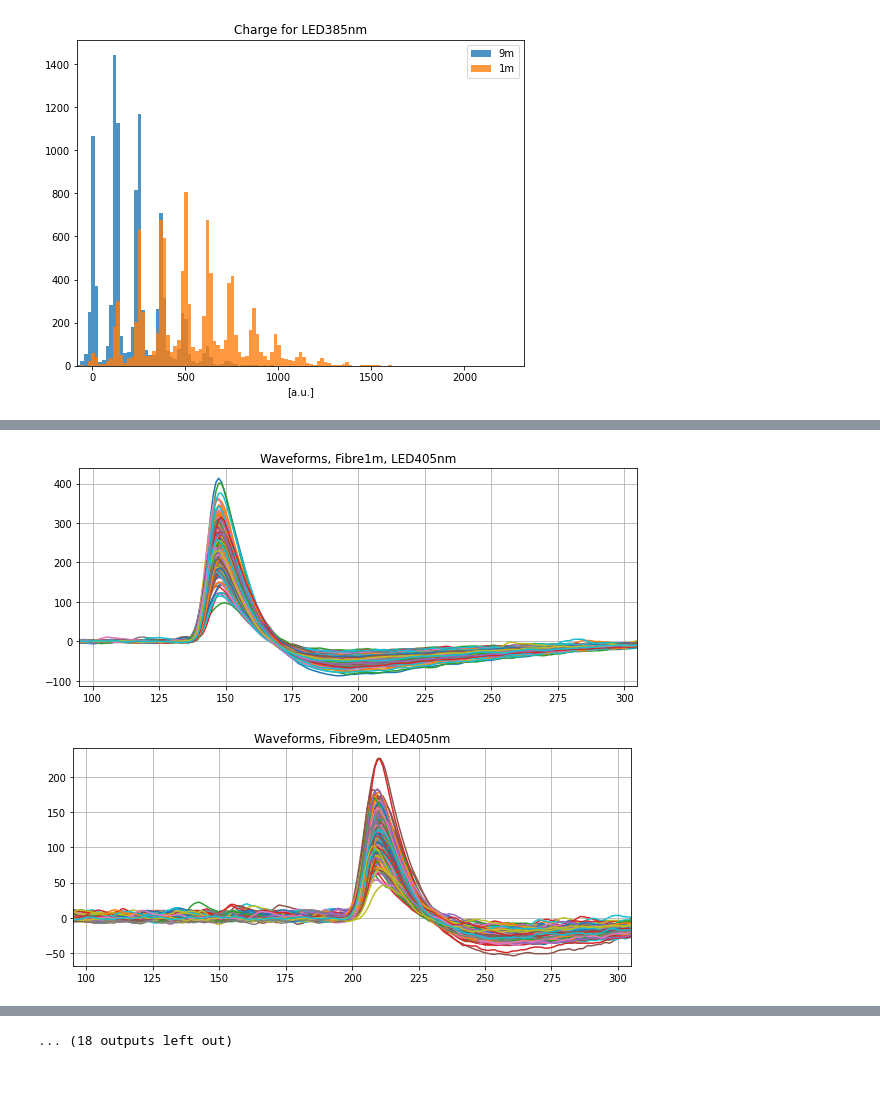
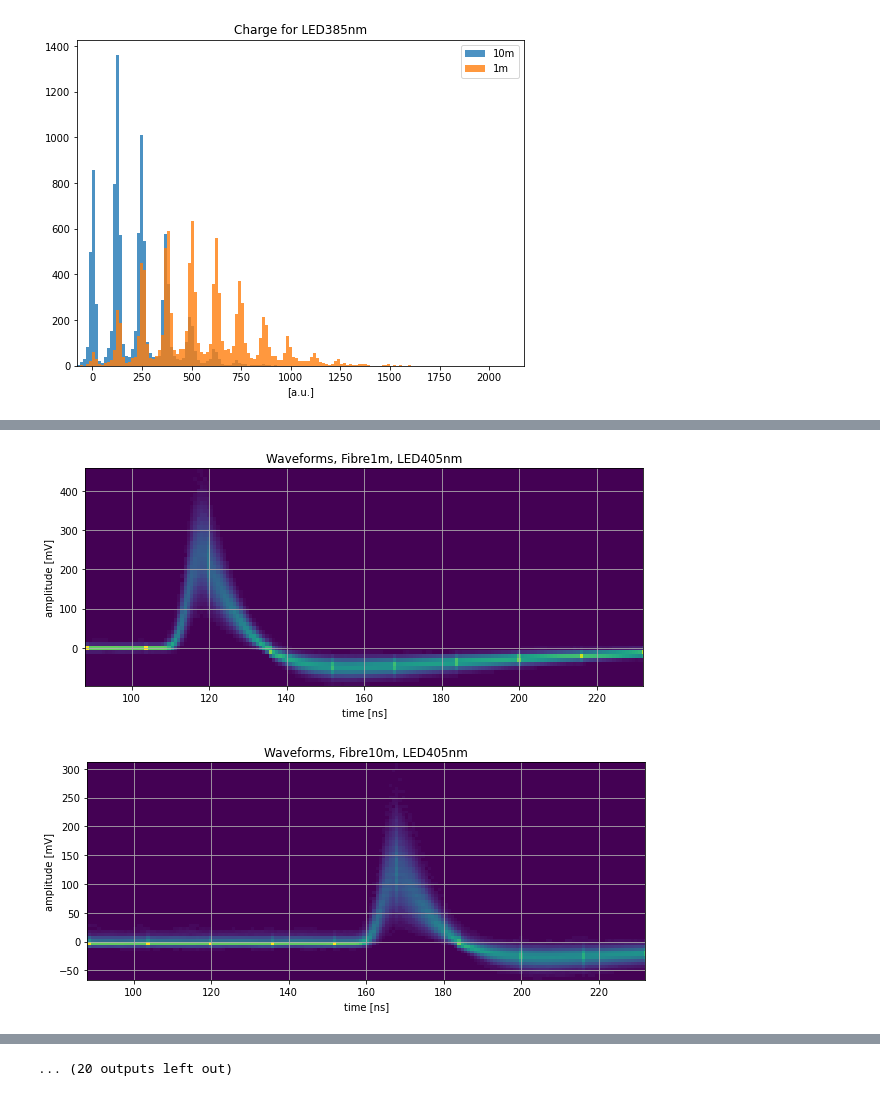
Before and after one commit to yfujii02/work4comet, a Jupyter notebook: JustVisualiseFibreData.ipynb, the cells around one changed output, grey strips where cells are left out. Cells and saved outputs as stored; diff of their text form; code cells hidden in the pictures.

```diff
--- a/JustVisualiseFibreData.ipynb
+++ b/JustVisualiseFibreData.ipynb
@@ -4,6 +4,7 @@ import scipy as scipy
 import scipy.stats as stats
 import pandas as pd
 import matplotlib.pyplot as plt
+import matplotlib.colors as mcolors
 import math
 import glob
 
@@ -21,7 +22,7 @@ dt = 0.8e-9
 freqThreshold = 0.25e8
 nave = 5 # for moving average
 #time = np.linspace(0.0,Samples*dt,Samples)
-time = np.linspace(0.0,Samples,Samples)
+time = np.linspace(0.0,Samples*0.8,Samples)
 fftT = np.linspace(0.0, 1.0/(2.0*dt), Samples//2)
 
 subDirs=['Sep03_LEDTests/test_hv42_','Sep11Tests/Sep11_hv42_']
@@ -29,8 +30,10 @@ length=[1,10]
 timeThre=[120,180]
 width=32
 sumRange=[[137,137+width],[196,196+width]]
-factor=16 #
-realLen=['1m','9m']
+factor=15 #
+realLen=['1m','10m']
+
+chargeLoss=np.array([])
 
 for iw in range(len(wlen)):
     height=[[],[]]
@@ -46,7 +49,8 @@ for iw in range(len(wlen)):
         #print(fileList)
         files = glob.glob(fileList)
         #print(files)
-
+        plotx=np.array([])
+        ploty=np.array([])
         if len(files)==0:
             print('No such file!')
             print(files[0])
@@ -59,20 +63,28 @@ for iw in range(len(wlen)):
             for j in range(int(len(wfs)/2)):
                 wf     = wfs[2*j,:]
                 wfFilt = running_mean(wf, nave)
-                if j%50==0:
-                    plt.plot(time,wfFilt)
+                plotx = np.append(plotx,time[100:300])
+                ploty = np.append(ploty,wfFilt[100:300])
 
                 height[il].append(wfFilt[timeThre[il]:timeThre[il]+50].max())
                 charge[il].append(wfFilt[sumRange[il][0]:sumRange[il][1]].sum())
+        ranges=([105*0.8,295*0.8],[ploty.min()-5.0,ploty.max()+5.0])
+        deltay=2.5
+        if abs(ploty.max()-ploty.min())>200: deltay=5.0
+        if abs(ploty.max()-ploty.min())>400: deltay=10.0
+        biny=int((ploty.max()-ploty.min())/deltay)
+        plt.hist2d(plotx,ploty,bins=[180,biny],range=ranges,norm=mcolors.PowerNorm(0.4))
         plt.title('Waveforms, Fibre'+realLen[il]+', LED'+str(wlen[iw])+'nm')
-        plt.xlim(95,305)
+        plt.xlim(110*0.8,290*0.8)
+        plt.xlabel('time [ns]')
+        plt.ylabel('amplitude [mV]')
         plt.grid()
         plt.show()
 
     plt.figure(figsize=(8,6))
     plt.title('Height for LED'+str(wlen[iw])+'nm')
-    plt.hist(height[1],bins=np.linspace(-10,590,500),alpha=0.8,label=realLen[1])
-    plt.hist(height[0],bins=np.linspace(-10,590,500),alpha=0.8,label=realLen[0])
+    plt.hist(height[1],bins=np.linspace(-10,590,600),alpha=0.8,label=realLen[1])
+    plt.hist(height[0],bins=np.linspace(-10,590,600),alpha=0.8,label=realLen[0])
     plt.xlim(-5,drawMax[iw])
     plt.xlabel('[mV]')
     plt.legend(loc='upper right')
@@ -80,13 +92,16 @@ for iw in range(len(wlen)):
 
     plt.figure(figsize=(8,6))
     plt.title('Charge for LED'+str(wlen[iw])+'nm')
-    plt.hist(charge[1],bins=np.linspace(-10*factor,590*factor,500),alpha=0.8,label=realLen[1])
-    plt.hist(charge[0],bins=np.linspace(-10*factor,590*factor,500),alpha=0.8,label=realLen[0])
+    plt.hist(charge[1],bins=np.linspace(-10*factor,590*factor,600),alpha=0.8,label=realLen[1])
+    plt.hist(charge[0],bins=np.linspace(-10*factor,590*factor,600),alpha=0.8,label=realLen[0])
     plt.xlim(-5*factor,drawMax[iw]*factor)
     plt.legend(loc='upper right')
     plt.xlabel('[a.u.]')
     plt.show()
 
-    chargeLoss=np.array(charge[1]).mean()/np.array(charge[0]).mean()
-    print(chargeLoss)
+    loss=np.array(charge[1]).mean()/np.array(charge[0]).mean()
+    chargeLoss=np.append(chargeLoss,loss)
+    print('Loss=',loss,' @',wlen[iw],'nm')
+
+plt.plot(wlen,chargeLoss)
 # %% [output]
@@ -96 +111 @@ for iw in range(len(wlen)):
-[figure, old version]
+[figure, new version]
@@ -98,2 +113,2 @@ for iw in range(len(wlen)):
-[figure, old version]
+[figure, new version]
-[figure, old version]
+[figure, new version]
@@ -105 +120 @@ for iw in range(len(wlen)):
-... (18 outputs left out)
+... (20 outputs left out)
```
Also changed, not shown: parts of 4 cells of this notebook, 1 other file.
